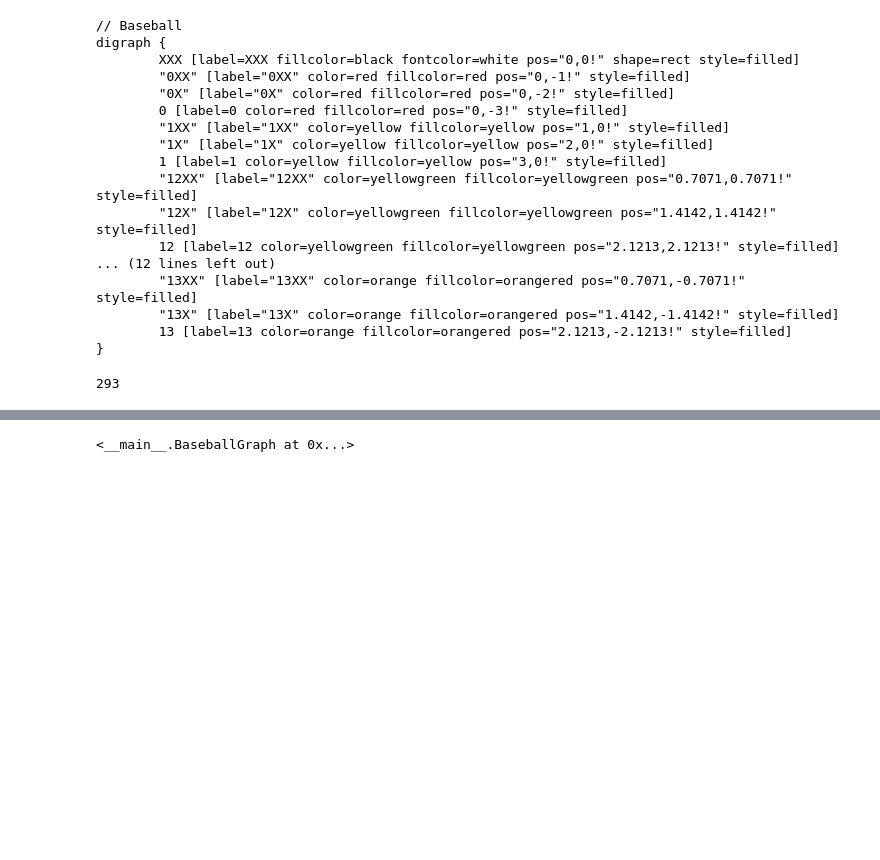
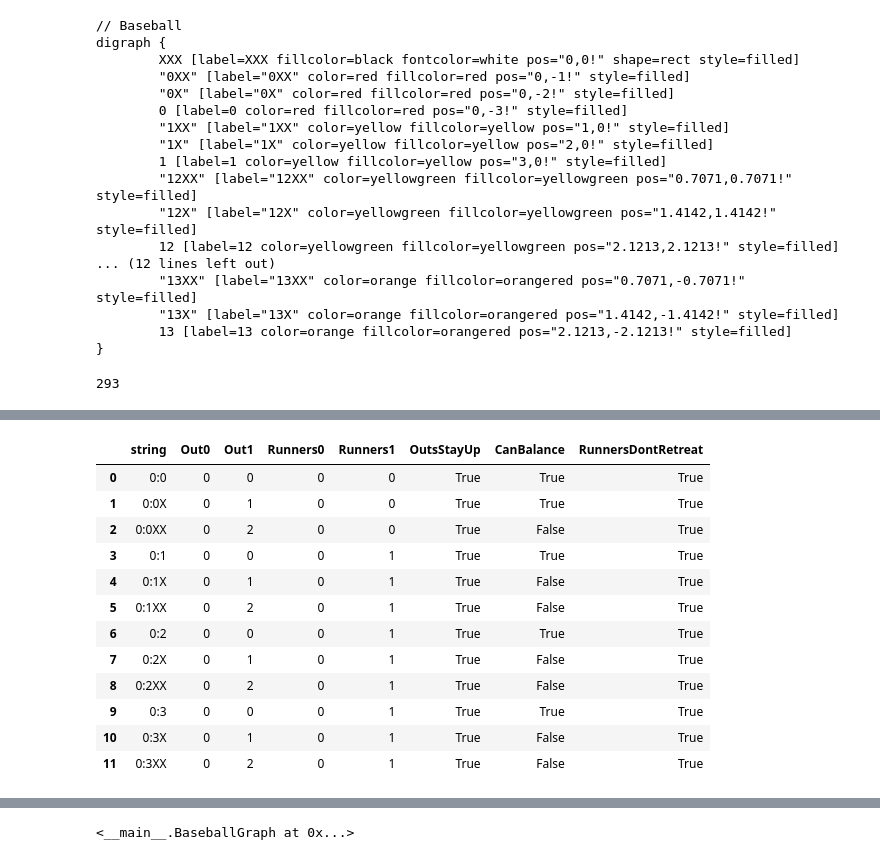
Before and after one commit to seancarverphd/baseball_graph, a Jupyter notebook: BaseballGraph.ipynb, the cells around one changed output, grey strips where cells are left out. Saved outputs shown, nothing was run; the diff lists cells and outputs as text; code cells hidden in the pictures; blank space fills up the shorter version.

```diff
--- a/BaseballGraph.ipynb
+++ b/BaseballGraph.ipynb
@@ -229,4 +228,0 @@ trans5 = possible_transitions_list[0:5]
-# %%
-for t in trans5:
-    fromto = t.split(":")
-    print(fromto[0]+"   :   ",fromto[1])
@@ -238,0 +229,14 @@ for t in trans5:
+# %%
+from_states = ['0','0X','0XX',
+               '1','1X','1XX',
+               '2','2X','2XX',
+               '3','3X','3XX',
+               '12','12X','12XX',
+               '13','13X','13XX',
+               '23','23X','23XX',
+               '123','123X','123XX']
+to_states = from_states+['XXX']
+conceivable_space = []
+for s0 in from_states:
+        for s1 in to_states:
+            conceivable_space.append(s0+':'+s1)
@@ -238,0 +247,49 @@ for t in trans5:
+# %%
+conceivable = pd.DataFrame()
+conceivable['string']=conceivable_space
+conceivable['fmXxtoC'] = conceivable['string'].map(lambda t:(re.search('^[0-3]+[X]+:[0-3]+$', t) is not None))
+conceivable['fmXXtoX'] = conceivable['string'].map(lambda t:(re.search('^[0-3]+XX:[0-3]+X$', t) is not None))
+conceivable['fmC'] = conceivable['string'].map(lambda t:(re.search('^[0-3]+:[0-3X]+', t) is not None))
+conceivable['fmX'] = conceivable['string'].map(lambda t:(re.search('^[0-3]+X:[0-3X]+', t) is not None))
+conceivable['fmXX'] = conceivable['string'].map(lambda t:(re.search('^[0-3]+XX:[0-3X]+', t) is not None))
+conceivable['toC'] = conceivable['string'].map(lambda t:(re.search('^[0-3X]+:[0-3]+$', t) is not None))
+conceivable['toX'] = conceivable['string'].map(lambda t:(re.search('^[0-3X]+:[0-3]+X$', t) is not None))
+conceivable['toXX'] = conceivable['string'].map(lambda t:(re.search('^[0-3X]+:[0-3]+XX$', t) is not None))
+conceivable['toXXX'] = conceivable['string'].map(lambda t:(re.search('^[0-3X]+:XXX$', t) is not None))
+conceivable['fm0'] = conceivable['string'].map(lambda t:(re.search('^0X*:[0-3X]+$', t) is not None))
+conceivable['fmR'] = conceivable['string'].map(lambda t:(re.search('^[1-3]X*:[0-3X]+$', t) is not None))
+conceivable['fmRR'] = conceivable['string'].map(lambda t:(re.search('^[1-3][1-3]X*:[0-3X]+$', t) is not None))
+conceivable['fmRRR'] = conceivable['string'].map(lambda t:(re.search('^123X*:[0-3X]+$', t) is not None))
+conceivable['to0'] = conceivable['string'].map(lambda t:(re.search('^[0-3X]+:0X*$', t) is not None))
+conceivable['toR'] = conceivable['string'].map(lambda t:(re.search('^[0-3X]+:[1-3]X*$', t) is not None))
+conceivable['toRR'] = conceivable['string'].map(lambda t:(re.search('^[0-3X]+:[1-3][1-3]X*$', t) is not None))
+conceivable['toRRR'] = conceivable['string'].map(lambda t:(re.search('^[0-3X]+:123X*$', t) is not None))
+prune = pd.DataFrame()
+prune['string'] = conceivable_space
+prune['Out0'] = (
+    0*conceivable.fmC
+    + 1*conceivable.fmX
+    + 2*conceivable.fmXX)
+prune['Out1'] = (
+    0*conceivable.toC
+    + 1*conceivable.toX
+    + 2*conceivable.toXX
+    + 3*conceivable.toXXX)
+prune['Runners0'] = (
+    0*conceivable.fm0
+    + 1*conceivable.fmR
+    + 2*conceivable.fmRR
+    + 3*conceivable.fmRRR)
+prune['Runners1'] = (
+    0*conceivable.to0
+    + 1*conceivable.toR
+    + 2*conceivable.toRR
+    + 3*conceivable.toRRR)
+prune['OutsStayUp'] = prune.Out1 >= prune.Out0
+prune['CanBalance'] = prune.Runners1 - prune.Runners0 + prune.Out1 - prune.Out0 <= 1
+prune['RunnersDontRetreat'] = True
+prune['RunnersDontRetreat']['3:12'] = False
+prune['RunnersDontRetreat']['3X:12X'] = False
+prune['RunnersDontRetreat']['3XX:12XX'] = False
+prune.head(12)
+# %% [output]
@@ -238,0 +302,13 @@ for t in trans5:
+|  | string | Out0 | Out1 | Runners0 | Runners1 | OutsStayUp | CanBalance | RunnersDontRetreat |
+| 0 | 0:0 | 0 | 0 | 0 | 0 | True | True | True |
+| 1 | 0:0X | 0 | 1 | 0 | 0 | True | True | True |
+| 2 | 0:0XX | 0 | 2 | 0 | 0 | True | False | True |
+| 3 | 0:1 | 0 | 0 | 0 | 1 | True | True | True |
+| 4 | 0:1X | 0 | 1 | 0 | 1 | True | False | True |
+| 5 | 0:1XX | 0 | 2 | 0 | 1 | True | False | True |
+| 6 | 0:2 | 0 | 0 | 0 | 1 | True | True | True |
+| 7 | 0:2X | 0 | 1 | 0 | 1 | True | False | True |
+| 8 | 0:2XX | 0 | 2 | 0 | 1 | True | False | True |
+| 9 | 0:3 | 0 | 0 | 0 | 1 | True | True | True |
+| 10 | 0:3X | 0 | 1 | 0 | 1 | True | False | True |
+| 11 | 0:3XX | 0 | 2 | 0 | 1 | True | False | True |
```
Also changed, not shown: parts of 17 cells of this notebook.
